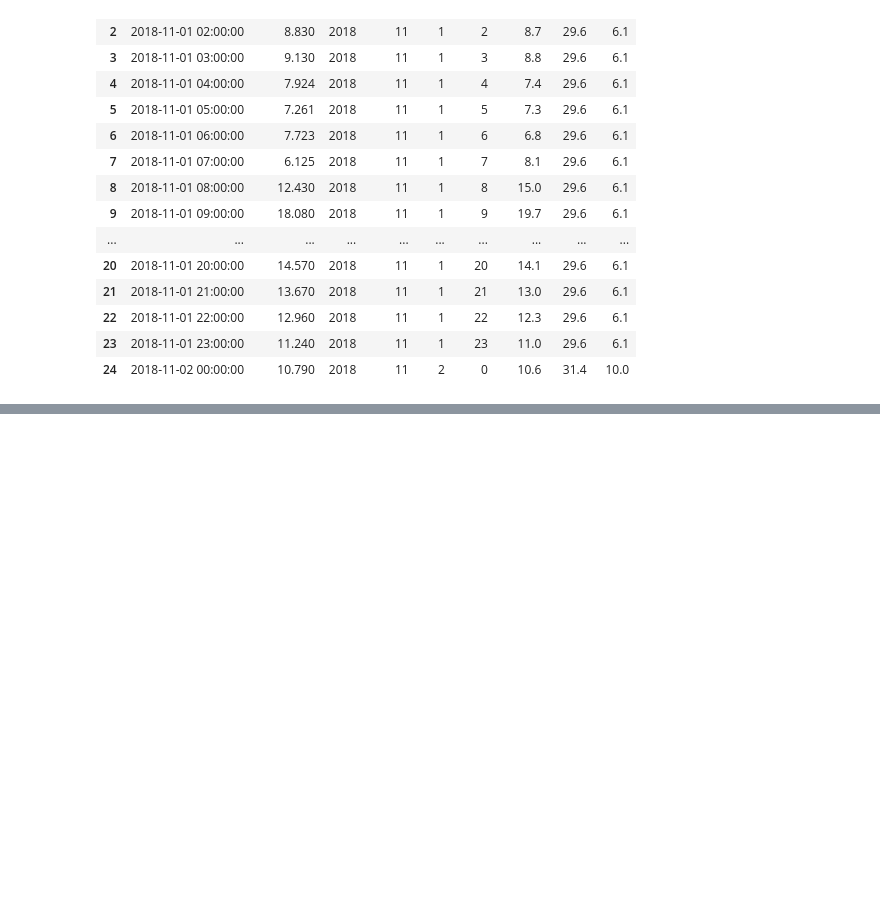
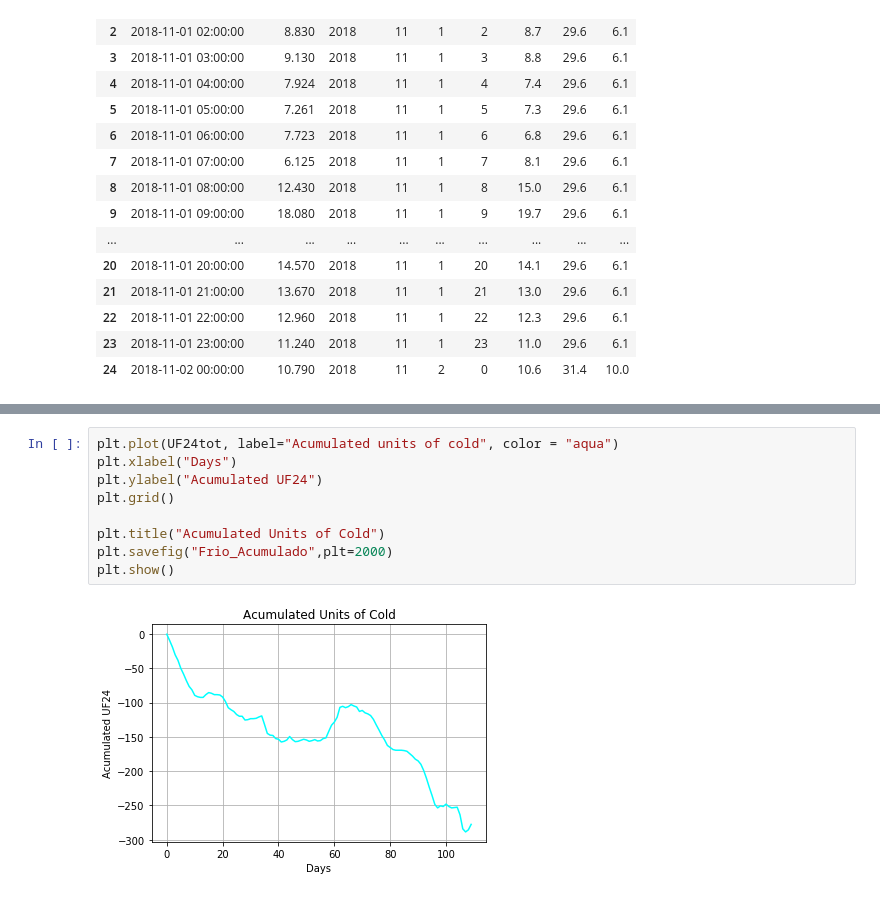
Before and after one commit to JoelA06/Tareas, a Jupyter notebook: Actividad6/Untitled.ipynb, the cells around one changed output, grey strips where cells are left out. Saved outputs shown, nothing was run; the diff lists cells and outputs as text; blank space fills up the shorter version.

```diff
--- a/Actividad6/Untitled.ipynb
+++ b/Actividad6/Untitled.ipynb
@@ -89,3 +201,14 @@ df2.head(25)
+# %%
+plt.plot(UF24tot, label="Acumulated units of cold", color = "aqua")
+plt.xlabel("Days")
+plt.ylabel("Acumulated UF24")
+plt.grid()
+
+plt.title("Acumulated Units of Cold")
+plt.savefig("Frio_Acumulado",plt=2000)
+plt.show()
+# %% [output]
+[figure, added]
 # %%
 Hora = 0
 HF = 0
```
Also changed, not shown: parts of 7 cells of this notebook.
